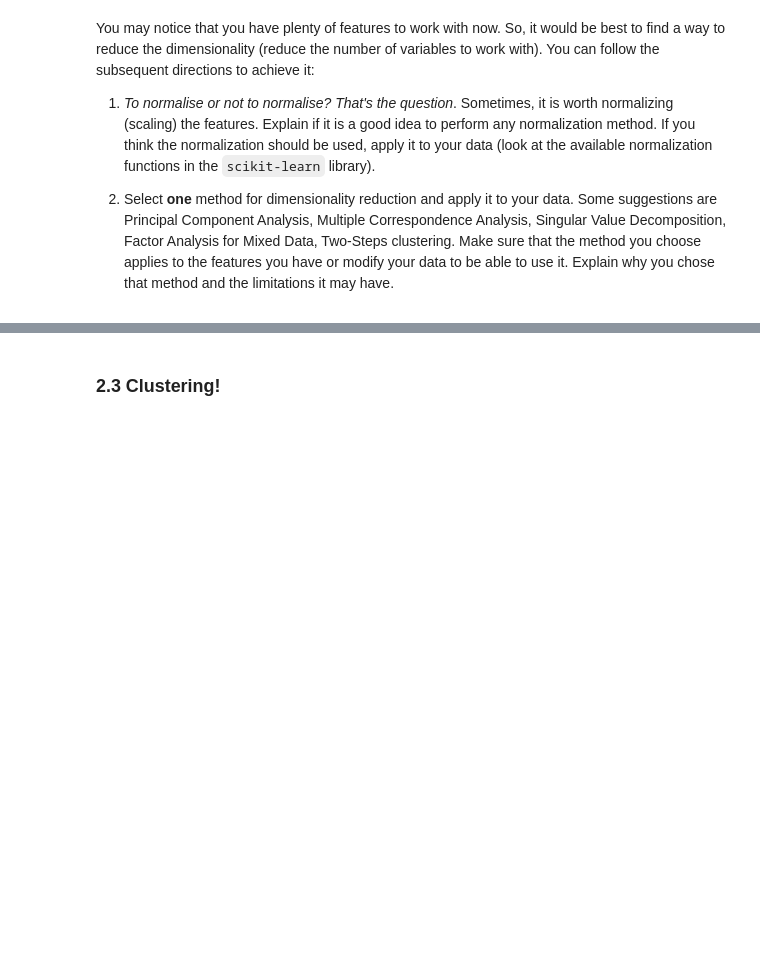
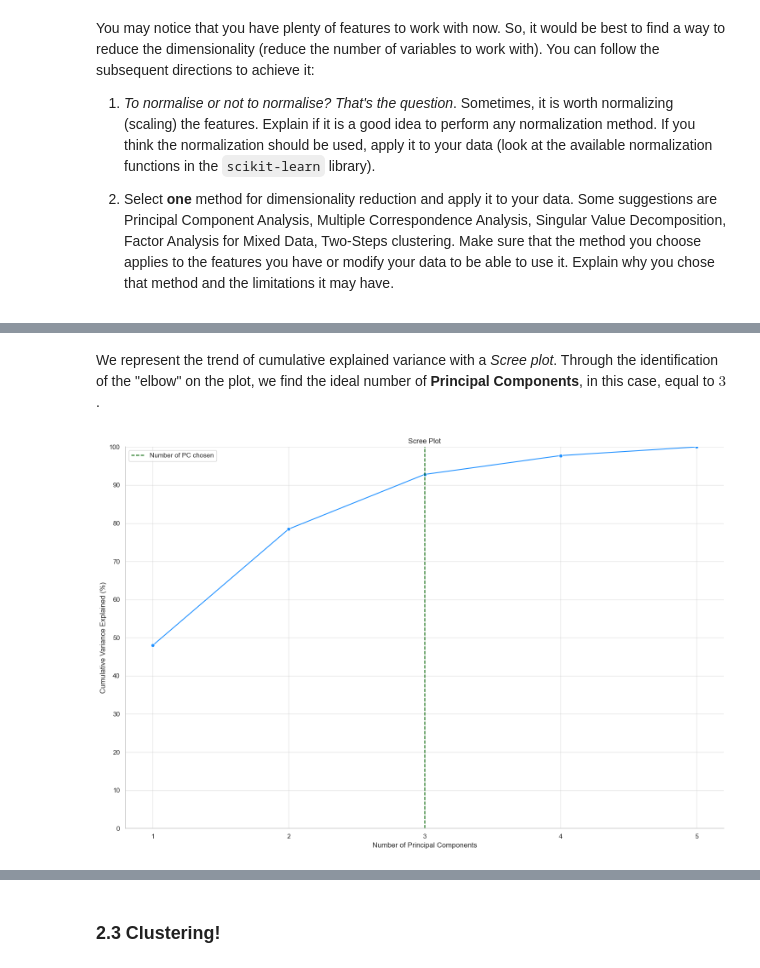
Before and after one commit to LorenzoPannacci/ADM-HW4, a Jupyter notebook: main.ipynb, the cells around one changed output, grey strips where cells are left out. Cells and saved outputs as stored; diff of their text form; code cells hidden in the pictures; blank space fills up the shorter version.

```diff
--- a/main.ipynb
+++ b/main.ipynb
@@ -661,0 +775,19 @@ limitations of PCA: only linear dependence
+# %%
+# Create a PCA model with the 'prince' package
+pca = PCA(
+    n_components=quantitative_df.shape[1],   # Number of principal components to retain --> first we select all the possible PC
+    n_iter=3,                   # Number of iterations for the power method to compute eigenvectors
+    rescale_with_mean=True,     # Rescale the data by subtracting the mean
+    rescale_with_std=True,      # Rescale the data by dividing by the standard deviation
+    copy=True,                  # Use a copy of the dataset in order to prevent side-effects on the input data
+    check_input=True,           # Check the consistency of the dataset --> for istance: dtype, non-empty, etc.
+    engine='sklearn',           # PCA algorithm engine
+    random_state=30             # Seed for reproducibility of the result since the prince package use a randomised version of SVD
+                                # which is faster than the standard SVD
+)
+
+# Fit the PCA model to the quantitative dataset
+pca = pca.fit(quantitative_df)
+
+# Print a summary of the eigenvalues
+pca.eigenvalues_summary
@@ -661,0 +802,33 @@ limitations of PCA: only linear dependence
+# %% [markdown]
+We represent the trend of cumulative explained variance with a *Scree plot*. Through the identification of the "elbow" on the plot, we find the ideal number of **Principal Components**, in this case, equal to $3$.
+# %%
+# Set the dimensions of the plot
+plt.rcParams["figure.figsize"] = (15, 10)
+
+# Create the axis values of the plot
+xi = np.arange(1, 6, step=1)
+y = pca.cumulative_percentage_of_variance_
+
+# Set the plot
+sns.set(style="whitegrid")
+sns.lineplot(x=xi, y=y, marker='o', color='dodgerblue')
+plt.xlabel('Number of Principal Components')
+plt.xticks(np.arange(1, 6, step=1))
+plt.ylabel('Cumulative Variance Explained (%)')
+plt.title('Scree Plot')
+plt.ylim(0, 100)
+plt.yticks(np.arange(0, 101, step=10))
+
+# Add a light grid
+plt.grid(alpha=0.5)
+
+
+plt.axvline(x=3, color='darkgreen', linestyle='--', label='Number of PC chosen')
+plt.legend()
+# Remove top and right borders
+sns.despine()
+# Show the plot
+plt.tight_layout()
+plt.show()
+# %% [output]
+[figure, added]
```
Also changed, not shown: parts of 31 cells of this notebook.
